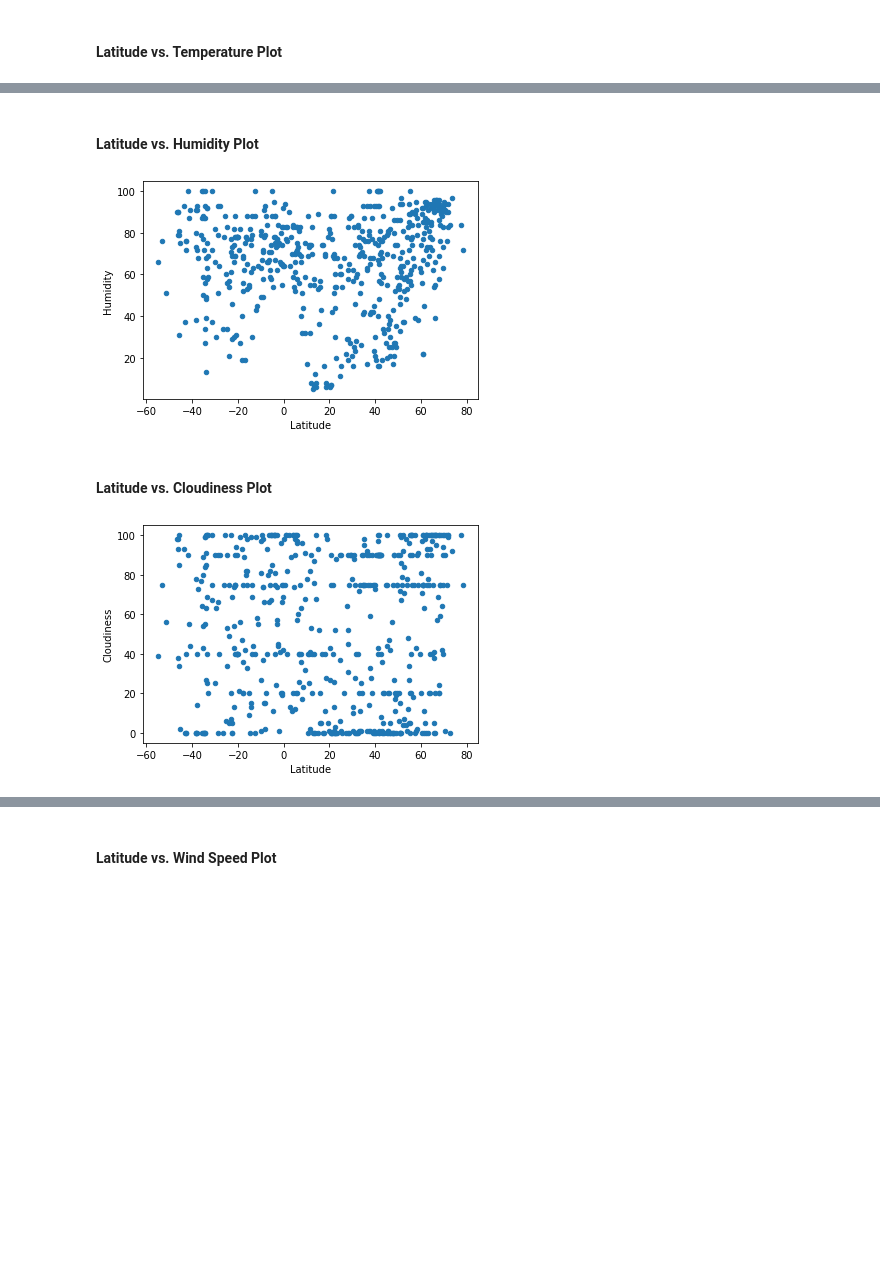
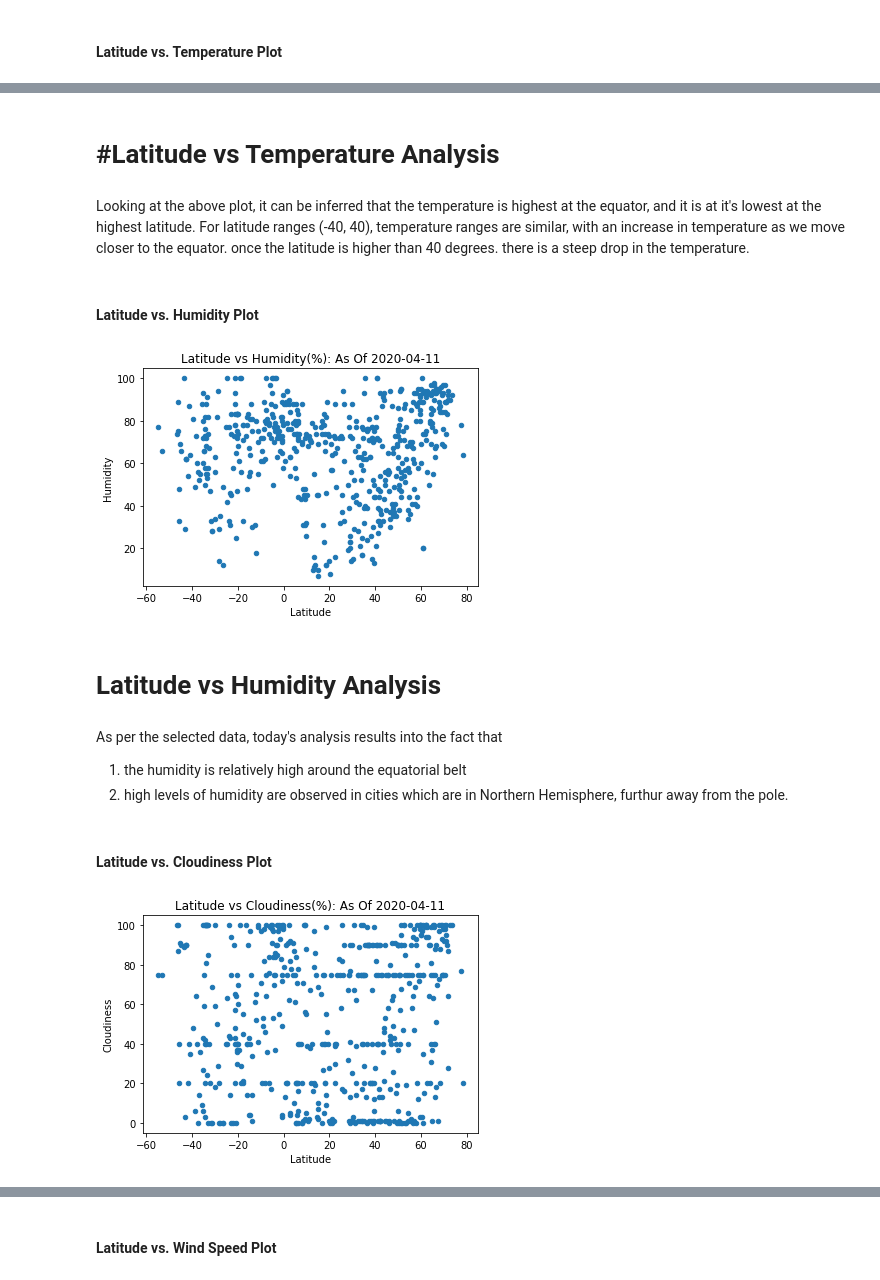
Before and after one commit to ashisharchna/python-api-challenge, a Jupyter notebook: WeatherPy/WeatherPy.ipynb, the cells around one changed output, grey strips where cells are left out. Cells and saved outputs as stored; diff of their text form; code cells hidden in the pictures; blank space fills up the shorter version.

Commit message:
completed weather.py

```diff
--- a/WeatherPy/WeatherPy.ipynb
+++ b/WeatherPy/WeatherPy.ipynb
@@ -55,5 +53,0 @@ print(cities[0])
-# %%
-import json
-url = "https://api.openweathermap.org/data/2.5/weather?q=London,uk&appid="+weather_api_key
-response=requests.get(url).json()
-print(json.dumps(response, indent = 4))
@@ -83,23 +59,24 @@ print(json.dumps(response, indent = 4))
 list_weather=[]
 i = 1
 for city in cities:
-    url = "https://api.openweathermap.org/data/2.5/weather?units=imperial&q=" + city + "&appid=" + weather_api_key
+    url = "https://api.openweathermap.org/data/2.5/weather?units=imperial&q=" + city + "&appid=" + api_key
     try:
         response = requests.get(url).json()
         latitude = response['coord']['lat']
         longitude= response['coord']['lon']
         temperature =response['main']['temp']
+        max_temperature=response['main']['temp_max']
         humidity = response['main']['humidity']
         wind_speed= response['wind']['speed']
         cloudiness= response['clouds']['all']
         country =response['sys']['country']
-        list_weather.append({"city":city,"City Id":i, "Country":country,"Latitude":latitude, "Longitude":longitude,
-                             "Temperature":temperature, "Humidity":humidity,
-                         "Wind Speed":wind_speed,
-                       "Cloudiness":cloudiness})
+        date=response['dt']
+        list_weather.append({"City":city,"City Id":i, "Country":country,"Date":date,"Latitude":latitude, "Longitude":longitude,
+                             "Temperature":temperature,"Max Temperature": max_temperature,
+                             "Humidity":humidity,"Wind Speed":wind_speed, "Cloudiness":cloudiness})
         i+= 1
+    except requests.exceptions.RequestException as e:
+        print(e)
     except:
-        print("Value not found for city " +city)
-
-list_weather
+        print("Correct values not found for" + city)
 # %% [output]
@@ -148,5 +108,6 @@ len(list_weather)
 # %%
 #city_data.to_csv("CityData.csv")
 city_data=pd.DataFrame(list_weather)
+city_data.set_index(['City Id'], inplace = True)
 city_data
 # %% [output]
@@ -179,12 +154,26 @@ lat_temp_scatter= city_data.plot.scatter(x='Latitude', y ='Temperature')
+# %% [markdown]
+# #Latitude vs Temperature Analysis
+# %% [markdown]
+Looking at the above plot, it can be inferred that the temperature is highest at the equator, and it is at it's lowest at the highest latitude. For latitude ranges (-40, 40), temperature ranges are similar, with an increase in temperature as we move closer to the equator. once the latitude is higher than 40 degrees. there is a steep drop in the temperature.
 # %% [markdown]
 #### Latitude vs. Humidity Plot
 # %%
 lat_humid_scatter= city_data.plot.scatter(x='Latitude', y ='Humidity')
+plt.title(f"Latitude vs Humidity(%): As Of {today_date}")
+plt.savefig("Lat_vs_Humid")
 # %% [output]
-[figure, old version]
+[figure, new version]
+# %% [markdown]
+# Latitude vs Humidity Analysis
+# %% [markdown]
+As per the selected data, today's analysis results into the fact that
+1. the humidity is relatively high around the equatorial belt
+2. high levels of humidity are observed in cities which are in Northern Hemisphere, furthur away from the pole.
 # %% [markdown]
 #### Latitude vs. Cloudiness Plot
 # %%
 lat_cloud_scatter= city_data.plot.scatter(x='Latitude', y ='Cloudiness')
+plt.title(f"Latitude vs Cloudiness(%): As Of {today_date}")
+plt.savefig("lat_cloud")
 # %% [output]
-[figure, old version]
+[figure, new version]
```
Also changed, not shown: parts of 28 cells of this notebook, 19 other files.
